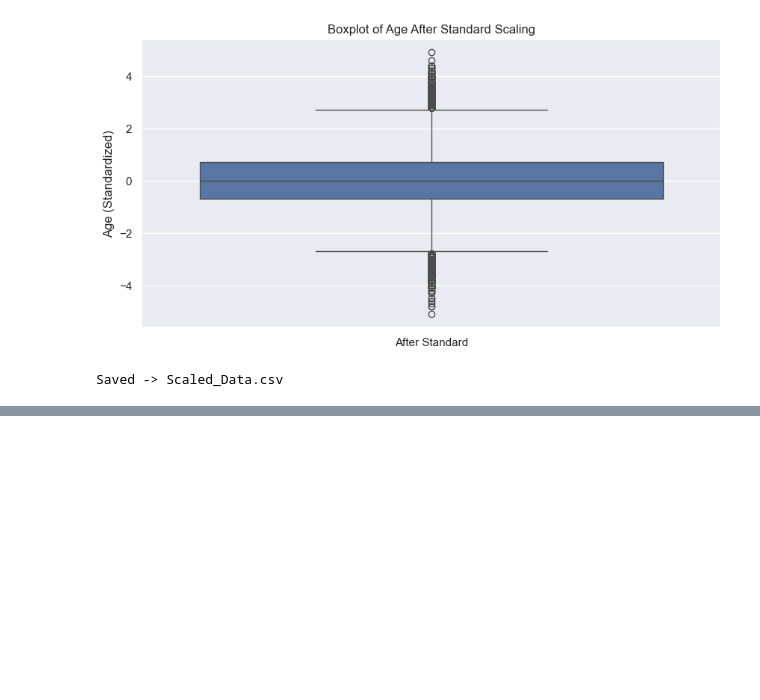
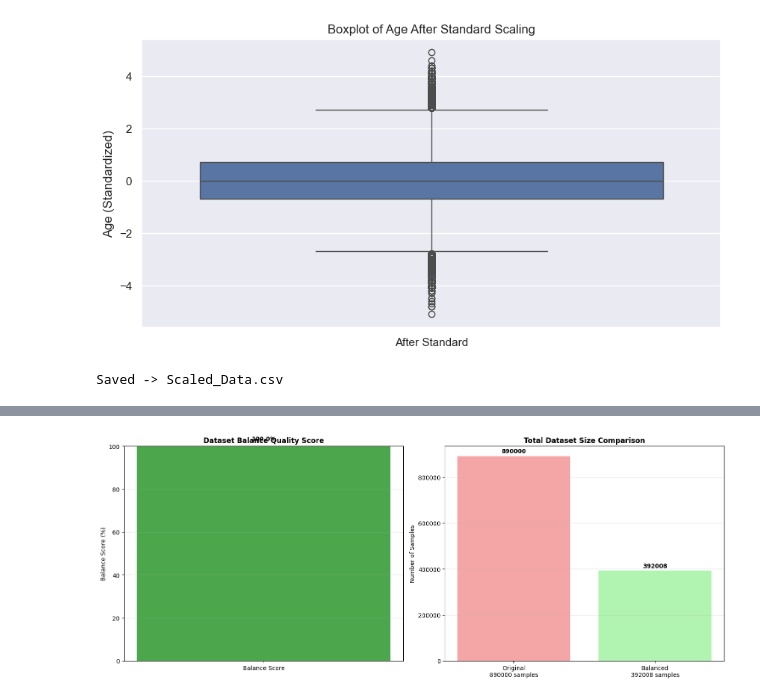
Before and after one commit to IT24510004/2025-Y2-S1-MLB-B4G2-07---Data-Preprocessing-EDA-Visualization, a Jupyter notebook: Group_Pipeline/DataPipeline.ipynb, the cells around one changed output, grey strips where cells are left out. Saved outputs shown, nothing was run; the diff lists cells and outputs as text; code cells hidden in the pictures; blank space fills up the shorter version.

```diff
--- a/Group_Pipeline/DataPipeline.ipynb
+++ b/Group_Pipeline/DataPipeline.ipynb
@@ -339,0 +404,29 @@ File saved as 'FinalDataSet.csv'
+# %%
+# Visualization 6: Balanced Dataset Quality Check
+fig, (ax1, ax2) = plt.subplots(1, 2, figsize=(15, 6))
+
+# Balance quality metric   Calculate the balance quality score
+balance_ratio = min(balanced_counts.values()) / max(balanced_counts.values())
+balance_score = balance_ratio * 100
+
+ax1.bar(['Balance Score'], [balance_score], color=['green' if balance_score > 95 else 'orange'], alpha=0.7)
+ax1.set_ylim(0, 100)
+ax1.set_ylabel('Balance Score (%)')
+ax1.set_title('Dataset Balance Quality Score', fontweight='bold')
+ax1.text(0, balance_score + 2, f'{balance_score:.1f}%', ha='center', va='bottom', fontweight='bold')
+ax1.grid(axis='y', alpha=0.3)   #Add horizontal grid lines
+
+# Sample size comparison
+sizes = [len(df), len(df_balanced)]    #List containing [original_size, balanced_size]
+labels = [f'Original\n{sizes[0]} samples', f'Balanced\n{sizes[1]} samples']
+ax2.bar(labels, sizes, color=['lightcoral', 'lightgreen'], alpha=0.7)
+ax2.set_ylabel('Number of Samples')
+ax2.set_title('Total Dataset Size Comparison', fontweight='bold')
+for i, v in enumerate(sizes):   #Loop through sizes with index
+    ax2.text(i, v + max(sizes)*0.01, f'{v}', ha='center', va='bottom', fontweight='bold')
+ax2.grid(axis='y', alpha=0.3)
+
+plt.tight_layout()   #Finalize and display the plots
+plt.show()
+# %% [output]
+[figure, added]
```
Also changed, not shown: parts of 9 cells of this notebook.
